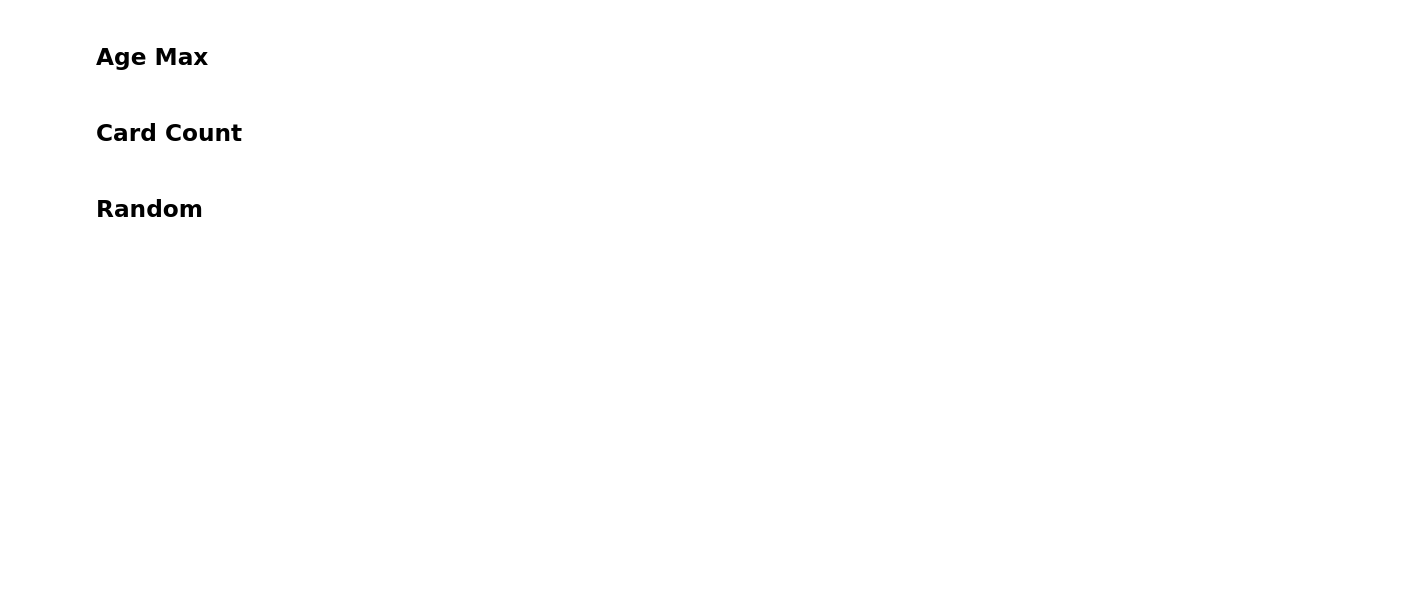
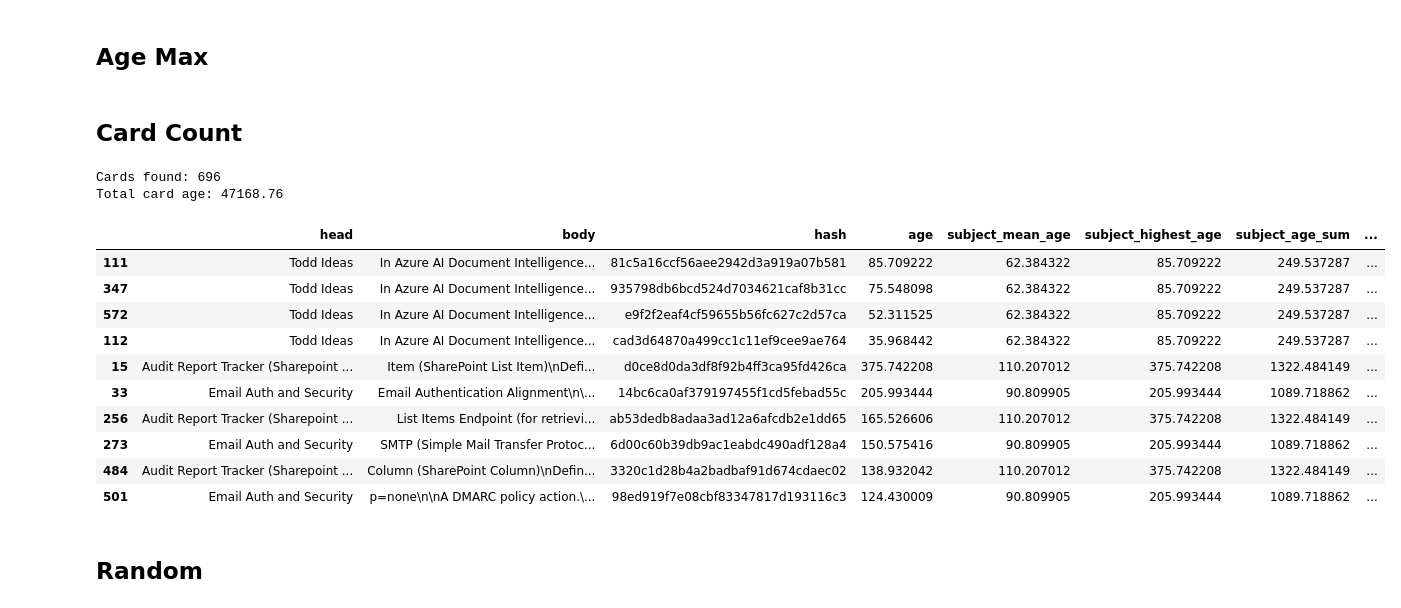
Before and after one commit to JayTY94/Certcards-refresh, a Jupyter notebook: shuffle.ipynb, the cells around one changed output. Saved outputs shown, nothing was run; the diff lists cells and outputs as text; code cells hidden in the pictures; blank space fills up the shorter version.

```diff
--- a/shuffle.ipynb
+++ b/shuffle.ipynb
@@ -239,18 +225,32 @@ Total card age: 47223.00
 # %% [markdown]
 ## Card Count
 # %%
-# n=10
-# existing_cards['frequency']  = existing_cards.groupby('head').transform('count')['body']
-# existing_cards['count'] = existing_cards.sort_values('age', ascending=False).groupby('head').cumcount()
-# existing_cards['n_fold'] = existing_cards['count'] // n
+n=10
+existing_cards['frequency']  = existing_cards.groupby('head').transform('count')['body']
+existing_cards['count'] = existing_cards.sort_values('age', ascending=False).groupby('head').cumcount()
+existing_cards['n_fold'] = existing_cards['count'] // n
 
-# if existing_cards['age'].sum() > 0:
-#     # existing_cards['neg_subject_highest_age'] = existing_cards['subject_highest_age'] *-1
-#     existing_cards['neg_age'] = existing_cards['age'] *-1
-# existing_cards.sort_values(['n_fold', 'frequency', 'neg_age'], inplace=True)
-# remake_card_document(existing_cards=existing_cards)
+if existing_cards['age'].sum() > 0:
+    # existing_cards['neg_subject_highest_age'] = existing_cards['subject_highest_age'] *-1
+    existing_cards['neg_age'] = existing_cards['age'] *-1
+existing_cards.sort_values(['n_fold', 'frequency', 'neg_age'], inplace=True)
+remake_card_document(existing_cards=existing_cards)
 
-# existing_cards.head(10)
+existing_cards.head(10)
+# %% [output]
+Cards found: 696
+Total card age: 47168.76
+|  | head | body | hash | age | subject_mean_age | subject_highest_age | subject_age_sum | ... |
+| 111 | Todd Ideas | In Azure AI Document Intelligence... | 81c5a16ccf56aee2942d3a919a07b581 | 85.709222 | 62.384322 | 85.709222 | 249.537287 | ... |
+| 347 | Todd Ideas | In Azure AI Document Intelligence... | 935798db6bcd524d7034621caf8b31cc | 75.548098 | 62.384322 | 85.709222 | 249.537287 | ... |
+| 572 | Todd Ideas | In Azure AI Document Intelligence... | e9f2f2eaf4cf59655b56fc627c2d57ca | 52.311525 | 62.384322 | 85.709222 | 249.537287 | ... |
+| 112 | Todd Ideas | In Azure AI Document Intelligence... | cad3d64870a499cc1c11ef9cee9ae764 | 35.968442 | 62.384322 | 85.709222 | 249.537287 | ... |
+| 15 | Audit Report Tracker (Sharepoint ... | Item (SharePoint List Item)\nDefi... | d0ce8d0da3df8f92b4ff3ca95fd426ca | 375.742208 | 110.207012 | 375.742208 | 1322.484149 | ... |
+| 33 | Email Auth and Security | Email Authentication Alignment\n\... | 14bc6ca0af379197455f1cd5febad55c | 205.993444 | 90.809905 | 205.993444 | 1089.718862 | ... |
+| 256 | Audit Report Tracker (Sharepoint ... | List Items Endpoint (for retrievi... | ab53dedb8adaa3ad12a6afcdb2e1dd65 | 165.526606 | 110.207012 | 375.742208 | 1322.484149 | ... |
+| 273 | Email Auth and Security | SMTP (Simple Mail Transfer Protoc... | 6d00c60b39db9ac1eabdc490adf128a4 | 150.575416 | 90.809905 | 205.993444 | 1089.718862 | ... |
+| 484 | Audit Report Tracker (Sharepoint ... | Column (SharePoint Column)\nDefin... | 3320c1d28b4a2badbaf91d674cdaec02 | 138.932042 | 110.207012 | 375.742208 | 1322.484149 | ... |
+| 501 | Email Auth and Security | p=none\n\nA DMARC policy action.\... | 98ed919f7e08cbf83347817d193116c3 | 124.430009 | 90.809905 | 205.993444 | 1089.718862 | ... |
 # %% [markdown]
 
 ## Random
```
Also changed, not shown: parts of 6 cells of this notebook, 2 other files.
